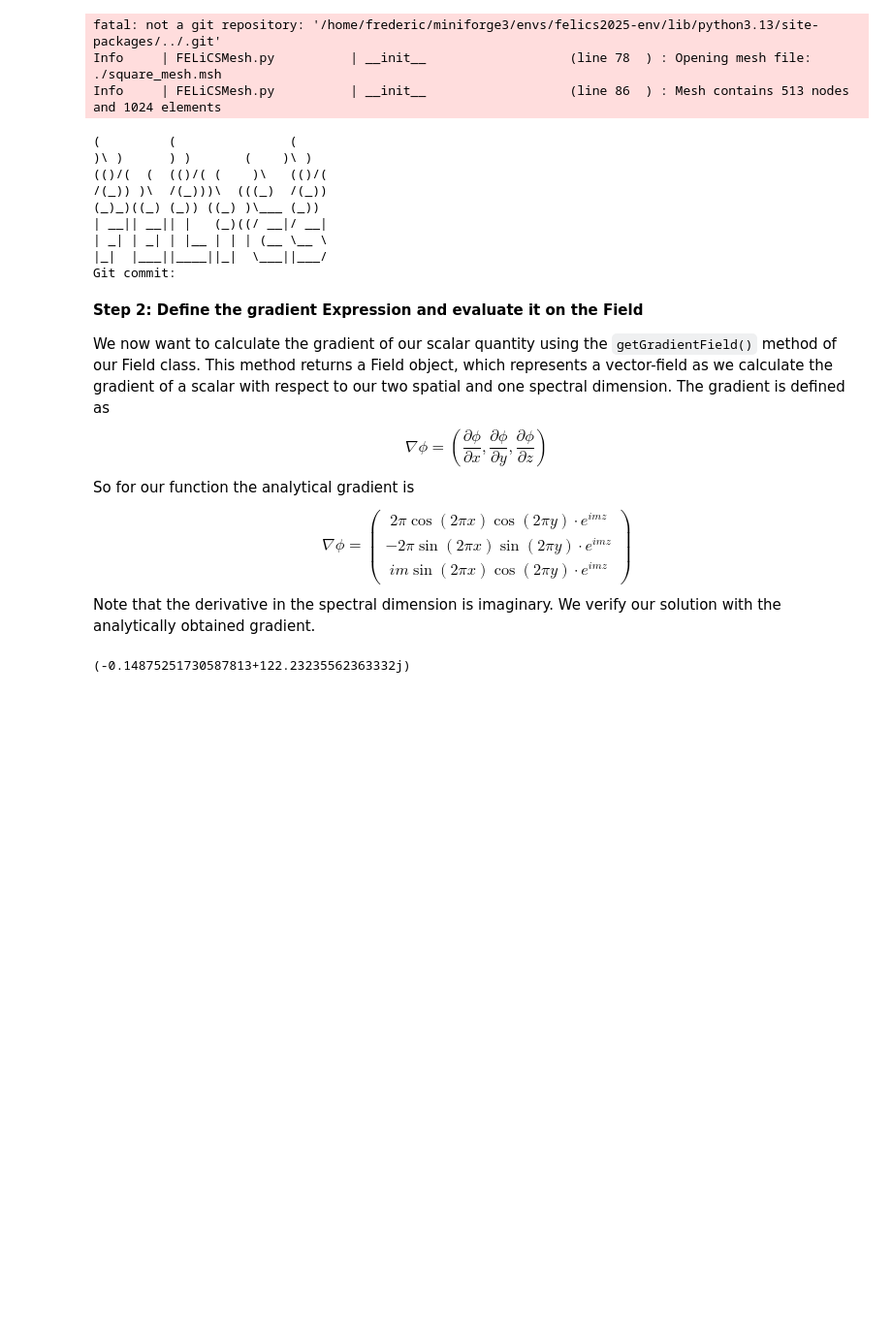
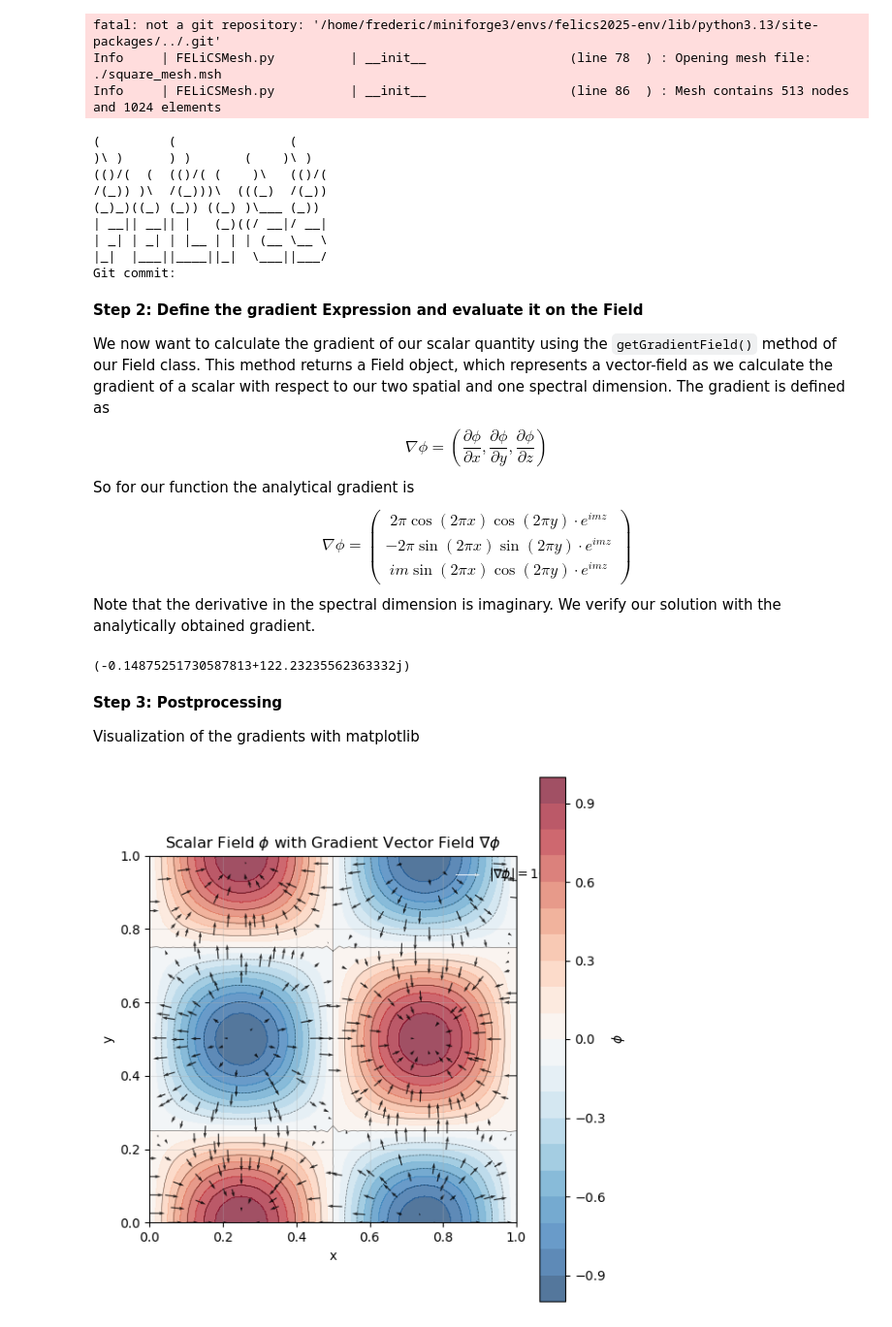
Before and after one commit to arash-mp/FELiCS_FSI, a Jupyter notebook: DOCUMENTATION/How-To-Guides/02_CalculateGradient_cartesian.ipynb, the cells around one changed output. Shown at 97% size. Saved outputs shown, nothing was run; the diff lists cells and outputs as text; code cells hidden in the pictures; blank space fills up the shorter version.

Commit message:
added plots

```diff
--- a/DOCUMENTATION/How-To-Guides/02_CalculateGradient_cartesian.ipynb
+++ b/DOCUMENTATION/How-To-Guides/02_CalculateGradient_cartesian.ipynb
@@ -94,3 +94,66 @@ for i, coord in enumerate(dof_coordinates):
 print(sum(gradPhi.getCoefficientArray() - gradPhiSol.getCoefficientArray()))
 # %% [output]
 (-0.14875251730587813+122.23235562363332j)
+# %% [markdown]
+**Step 3: Postprocessing**
+
+Visualization of the gradients with matplotlib
+# %%
+import matplotlib.pyplot as plt
+import numpy as np
+from matplotlib.tri import Triangulation
+
+# Get DOF coordinates for both scalar and vector spaces
+scalar_dof_coords = scalarSpace.tabulate_dof_coordinates()
+vector_dof_coords = vectorSpace.tabulate_dof_coordinates()
+
+# Get the field values
+phi_values = phi.getCoefficientArray()
+gradPhi_x = np.real(gradPhi.getListOfSingleFields()[0].getCoefficientArray())
+gradPhi_y = np.real(gradPhi.getListOfSingleFields()[1].getCoefficientArray())
+
+
+# Extract x and y coordinates
+x_scalar = scalar_dof_coords[:, 0]
+y_scalar = scalar_dof_coords[:, 1]
+x_vector = vector_dof_coords[:, 0]
+y_vector = vector_dof_coords[:, 1]
+
+# Extract gradient components (real parts for visualization)
+# For vector space with dim=3, we have [grad_x, grad_y, grad_z] components
+n_dofs = len(vector_dof_coords)
+
+# Create triangulation for contour plot
+triang_scalar = Triangulation(x_scalar, y_scalar)
+
+# Create the plot
+fig, ax = plt.subplots(1, 1, figsize=(6, 6))
+
+# Create contour plot of phi
+contour = ax.tricontourf(triang_scalar, np.real(phi_values), levels=20, cmap='RdBu_r', alpha=0.7)
+contour_lines = ax.tricontour(triang_scalar, np.real(phi_values), levels=10, colors='black', alpha=0.5, linewidths=0.5)
+
+# Add colorbar for phi
+cbar = plt.colorbar(contour, ax=ax, label=r'$\phi$')
+
+# Add quiver plot of gradient (subsample for clarity)
+skip = 5  # Show every 5th vector to avoid overcrowding
+quiver = ax.quiver(x_vector[::skip], y_vector[::skip],
+                   gradPhi_x[::skip], gradPhi_y[::skip],
+                   scale=150, alpha=0.8, color='black', width=0.003)
+
+# Add a reference arrow
+ax.quiverkey(quiver, 0.9, 0.95, 10, r'$|\nabla\phi| = 10$',
+             labelpos='E', coordinates='axes', color='white')
+
+# Set labels and title
+ax.set_xlabel('x')
+ax.set_ylabel('y')
+ax.set_title(r'Scalar Field $\phi$ with Gradient Vector Field $\nabla\phi$')
+ax.set_aspect('equal')
+ax.grid(True, alpha=0.3)
+
+plt.tight_layout()
+plt.show()
+# %% [output]
+[figure, added]
```
Also changed, not shown: 2 other files.
